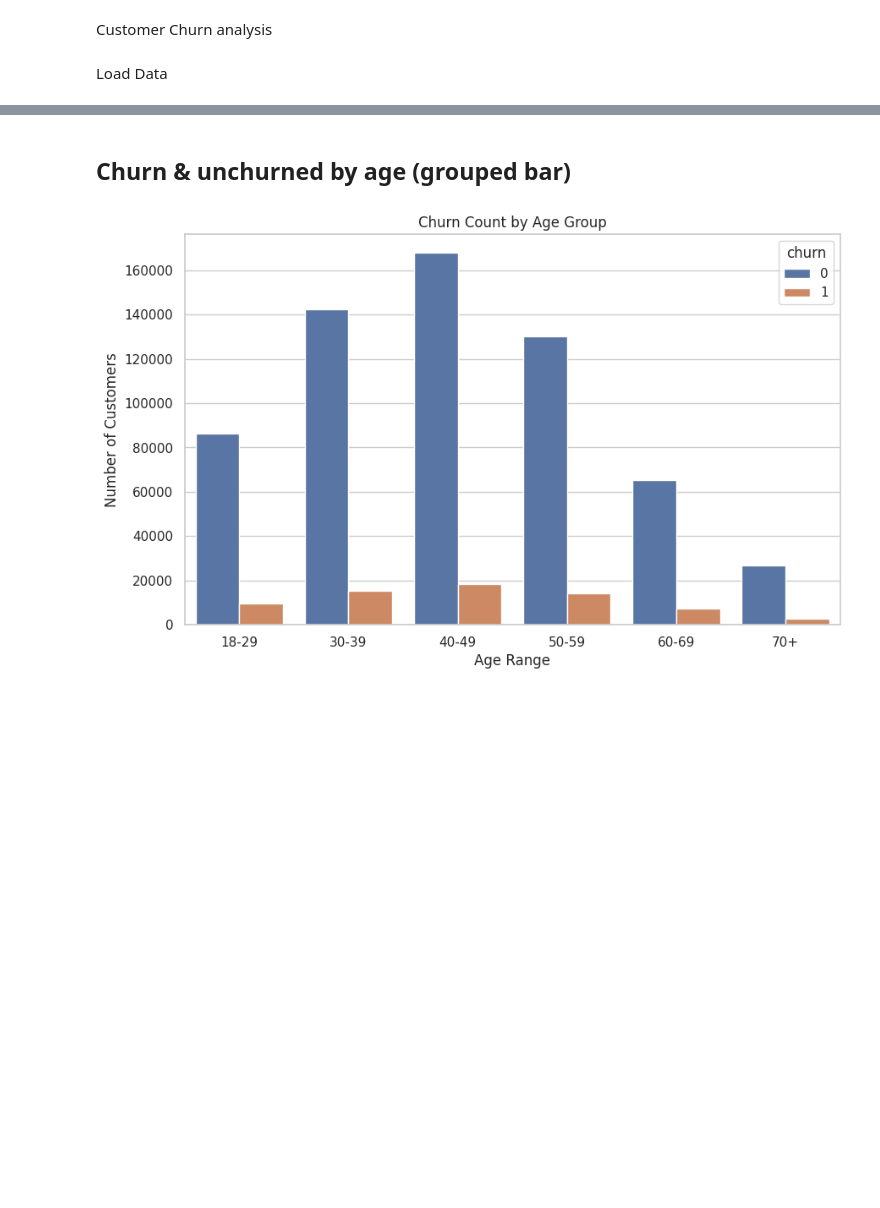
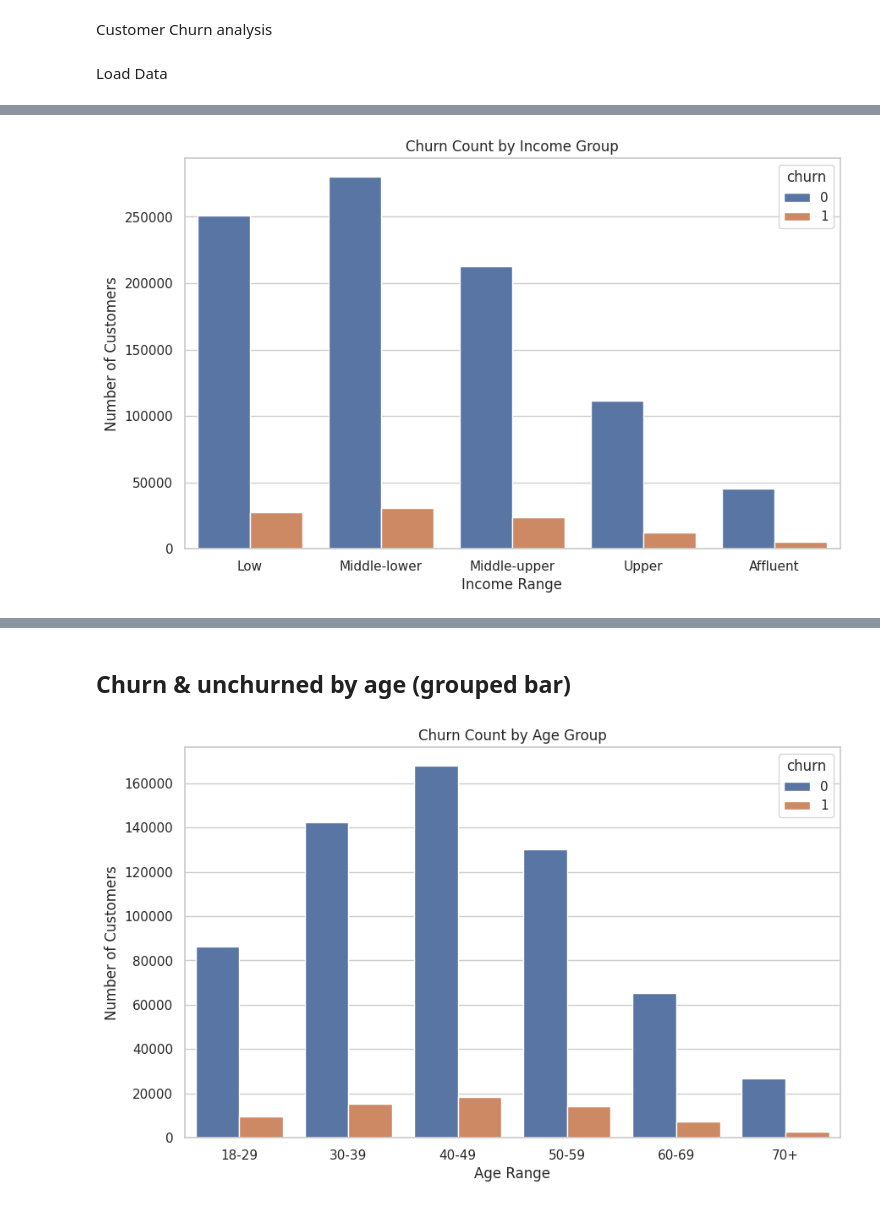
Before and after one commit to WXUXIN/BT4301-Project-Group-10, a Jupyter notebook: dataops/churn_eda.ipynb, the cells around one changed output, grey strips where cells are left out. Drawn from its saved outputs; the diff is of its cells as text; code cells hidden in the pictures; blank space fills up the shorter version.

Commit message:
customer_feature_eng

```diff
--- a/dataops/churn_eda.ipynb
+++ b/dataops/churn_eda.ipynb
@@ -62,0 +97,19 @@ len(df)
+# %%
+import seaborn as sns
+import matplotlib.pyplot as plt
+
+# create age_group column
+df['income_group'] = pd.cut(df['annual_income'],
+                         bins=[0, 35000, 55000, 85000, 130000, 250000],
+                         labels=['Low', 'Middle-lower', 'Middle-upper', 'Upper', 'Affluent'])
+
+sns.set_theme(style="whitegrid")
+# %%
+plt.figure(figsize=(10, 6))
+sns.countplot(data=df, x='income_group', hue='churn')
+plt.title('Churn Count by Income Group')
+plt.xlabel('Income Range')
+plt.ylabel('Number of Customers')
+plt.show()
+# %% [output]
+[figure, added]
```
Also changed, not shown: parts of 9 cells of this notebook, 1 other file.
